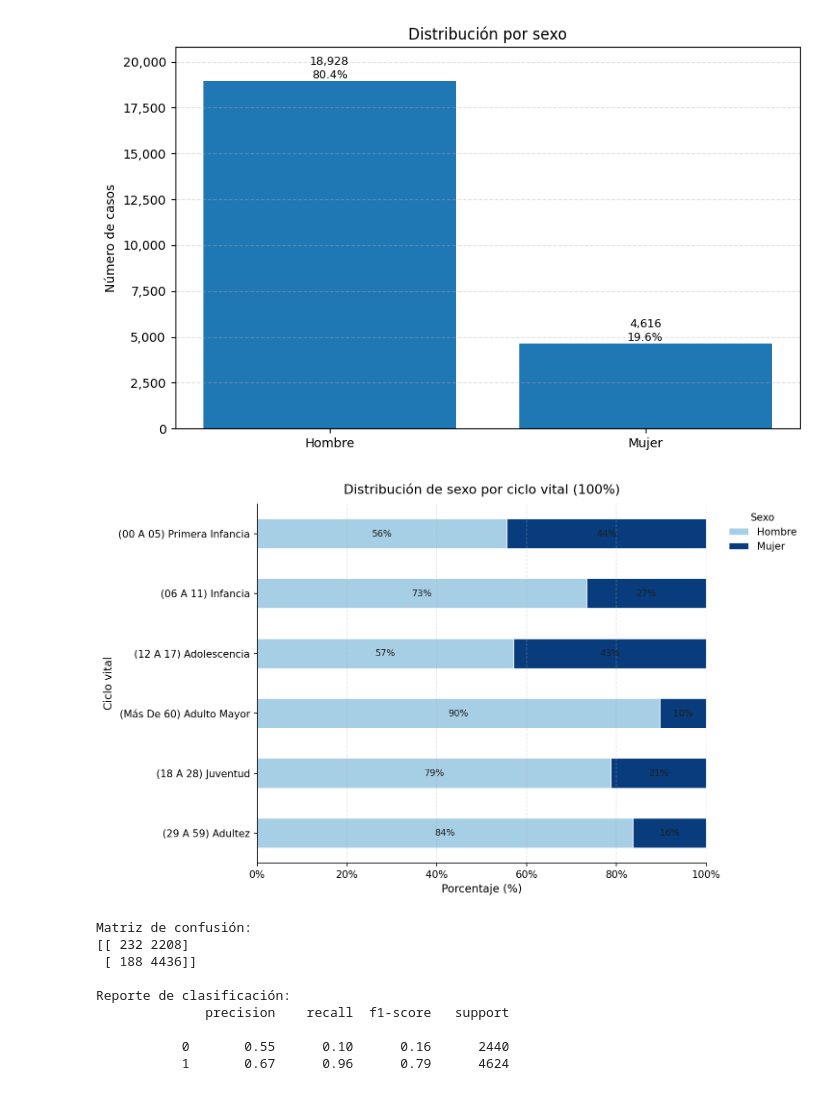
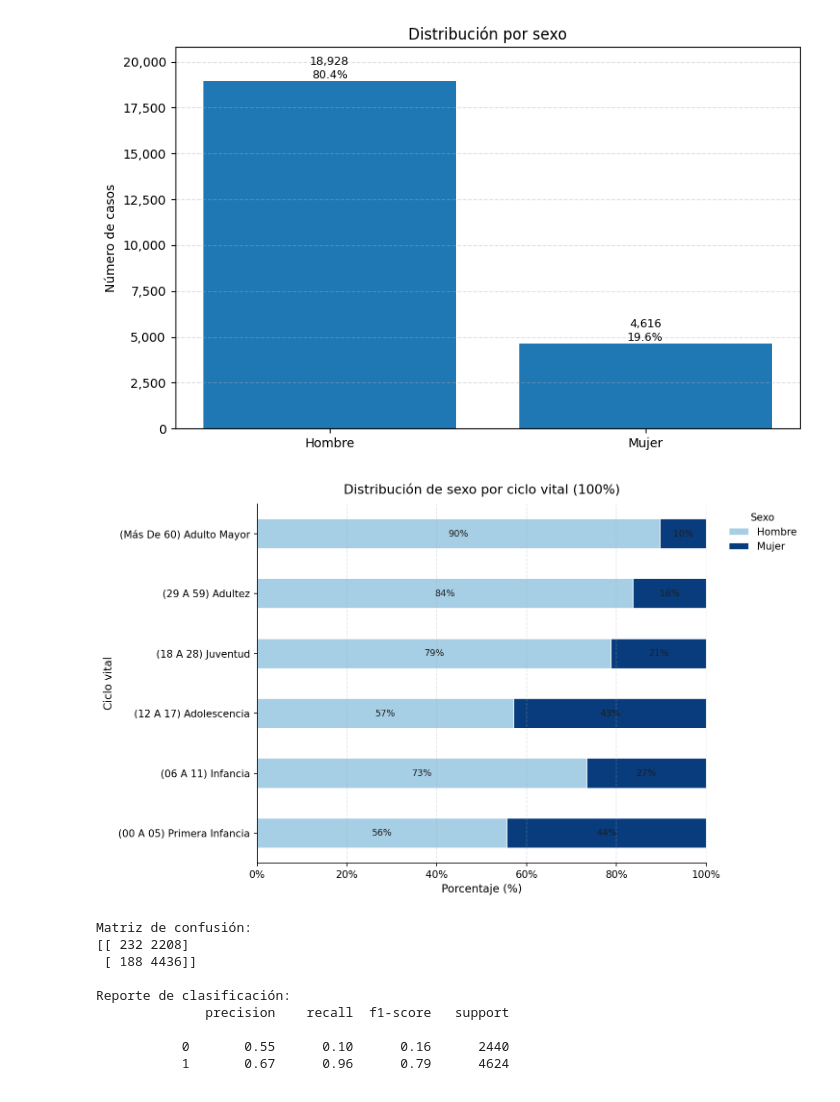
Before and after one commit to jthowinsson/Suicidio_Colombia, a Jupyter notebook: _sources/Eda.ipynb, the cells around one changed output. Cells and saved outputs as stored; diff of their text form; code cells hidden in the pictures.

```diff
--- a/_sources/Eda.ipynb
+++ b/_sources/Eda.ipynb
@@ -295,6 +295,17 @@ plt.show()
 import pandas as pd
 import matplotlib.pyplot as plt
 from matplotlib.ticker import MultipleLocator, PercentFormatter
+
+# Definir rowpct = porcentajes por ciclo vital (filas suman 100)
+col_sexo  = next(c for c in df.columns if 'sexo' in c.lower())
+col_ciclo = next(c for c in df.columns if 'ciclo' in c.lower())
+
+sexo  = df[col_sexo].astype(str).str.strip().str.title().replace({'Nan':'Desconocido'})
+ciclo = df[col_ciclo].astype(str).str.strip().str.title().replace({'Nan':'Desconocido'})
+
+tab = pd.crosstab(ciclo, sexo)                  # conteos
+rowpct = (tab.div(tab.sum(1), axis=0) * 100).round(1)  # % por fila
+
 
 # --- Construye rowpct si no existe ---
 if 'rowpct' not in globals():
@@ -306,34 +317,34 @@ if 'rowpct' not in globals():
     rowpct = (tab.div(tab.sum(1), 0)*100).round(1)
     rowpct = rowpct.loc[tab.sum(1).sort_values(ascending=False).index]
 
 # --- Gráfica monocrómica y estilizada ---
 fig, ax = plt.subplots(figsize=(10,6), dpi=150)
 cats = rowpct.columns.tolist()
 cmap = plt.cm.Blues
 colors = [cmap(0.35 + 0.6*i/max(1, len(cats)-1)) for i in range(len(cats))]
 
 rowpct.plot(kind='barh', stacked=True, ax=ax, color=colors, edgecolor='white', linewidth=0.8)
 
 ax.set_xlim(0, 100)
 ax.xaxis.set_major_locator(MultipleLocator(20))
 ax.xaxis.set_major_formatter(PercentFormatter(xmax=100, decimals=0))
 ax.grid(axis='x', linestyle='--', alpha=0.35)
 ax.set_xlabel('Porcentaje (%)', fontsize=11)
 ax.set_ylabel('Ciclo vital', fontsize=11)
 ax.set_title('Distribución de sexo por ciclo vital (100%)', fontsize=13, pad=10)
 for spine in ['top','right']: ax.spines[spine].set_visible(False)
 ax.legend(title='Sexo', bbox_to_anchor=(1.03,1), loc='upper left', frameon=False)
 
 for i, (_, row) in enumerate(rowpct.iterrows()):
     cum = 0
     for val in row:
         if val >= 3:
             ax.text(cum + val/2, i, f'{val:.0f}%', va='center', ha='center', fontsize=9, color='#1f1f1f')
         cum += val
 
 plt.tight_layout(); plt.show()
 # %% [output]
-[figure, old version]
+[figure, new version]
 # %%
 import pandas as pd
 from sklearn.model_selection import train_test_split
```
Also changed, not shown: 3 other files.
